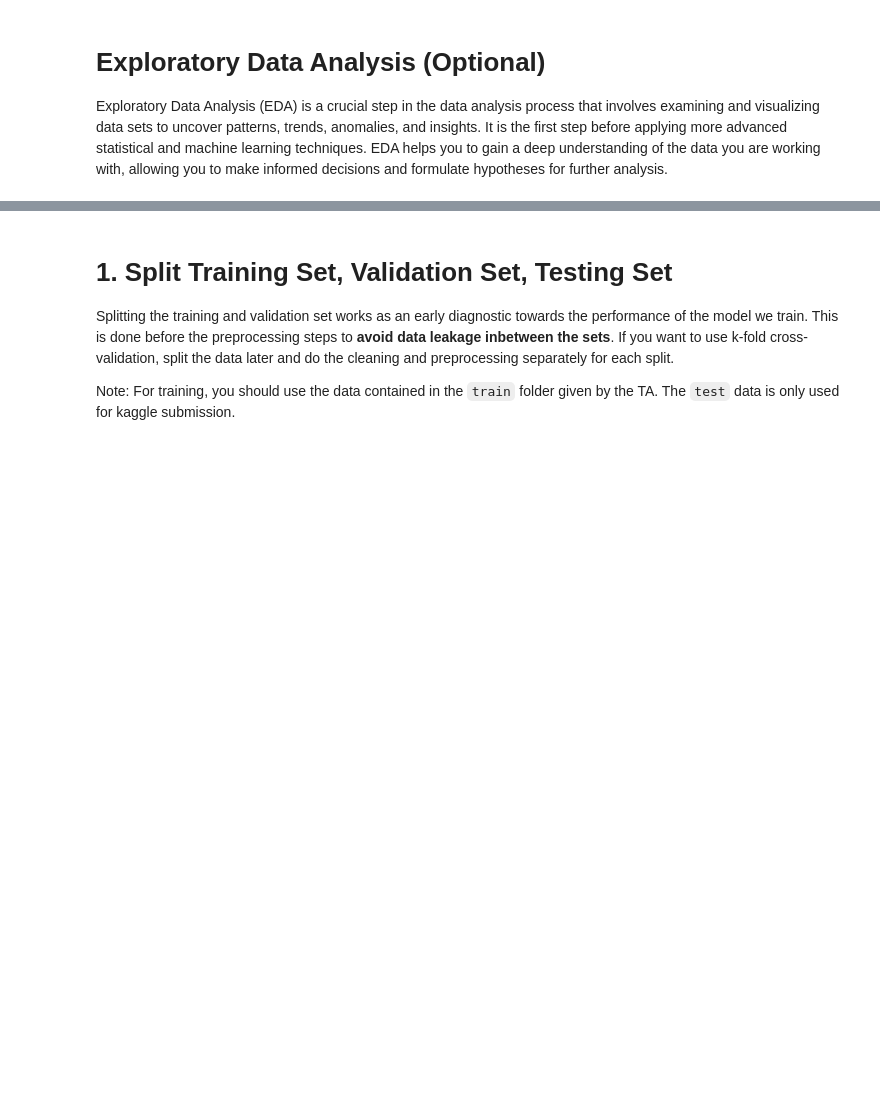
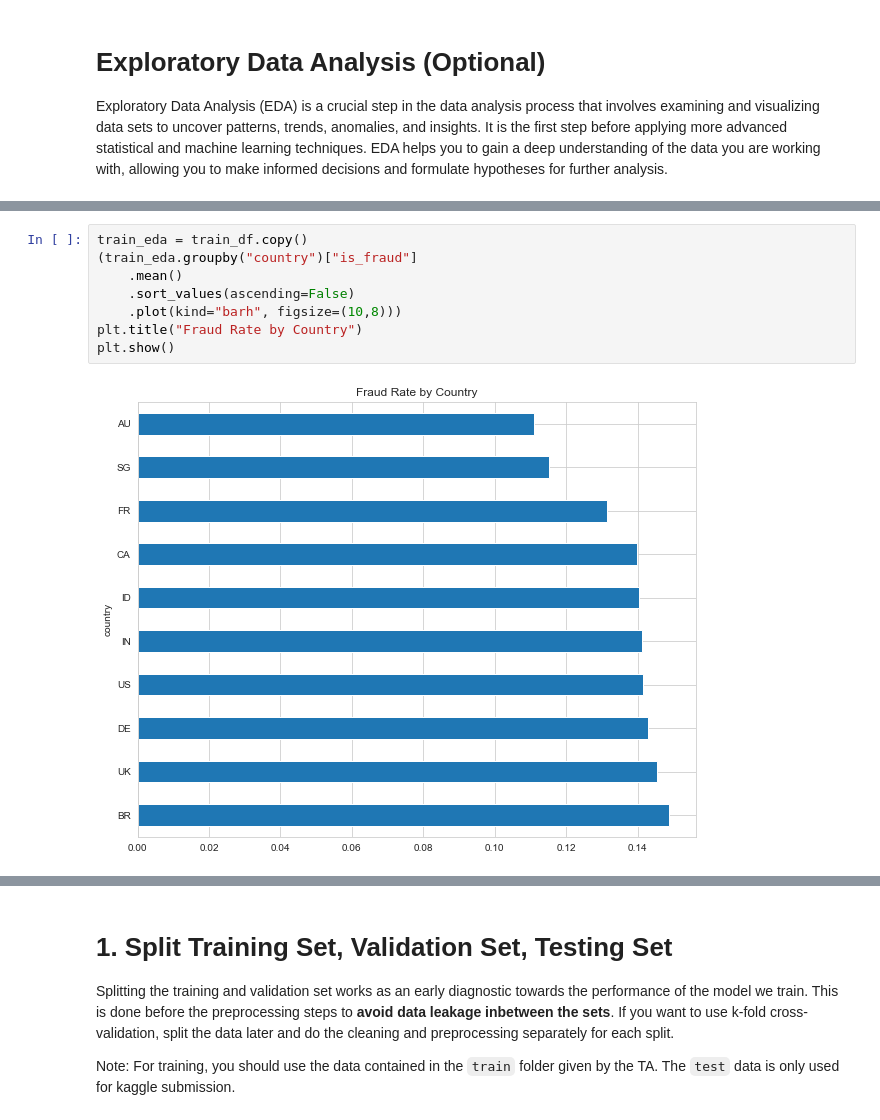
Before and after one commit to suryasuharna23/RestInPeaceMom_Tugas-Besar-2-IF3070-2025, a Jupyter notebook: src/Kelompok 12_ IF3070 Dasar Artificial Intelligence _ Tugas Besar 2 Notebook Template.ipynb, the cells around one changed output, grey strips where cells are left out. Saved outputs shown, nothing was run; the diff lists cells and outputs as text; blank space fills up the shorter version.

```diff
--- a/src/Kelompok 12_ IF3070 Dasar Artificial Intelligence _ Tugas Besar 2 Notebook Template.ipynb
+++ b/src/Kelompok 12_ IF3070 Dasar Artificial Intelligence _ Tugas Besar 2 Notebook Template.ipynb
@@ -133,0 +301,10 @@ Missing values in test set: 7212
+# %%
+train_eda = train_df.copy()
+(train_eda.groupby("country")["is_fraud"]
+    .mean()
+    .sort_values(ascending=False)
+    .plot(kind="barh", figsize=(10,8)))
+plt.title("Fraud Rate by Country")
+plt.show()
+# %% [output]
+[figure, added]
```
Also changed, not shown: parts of 65 cells of this notebook.
